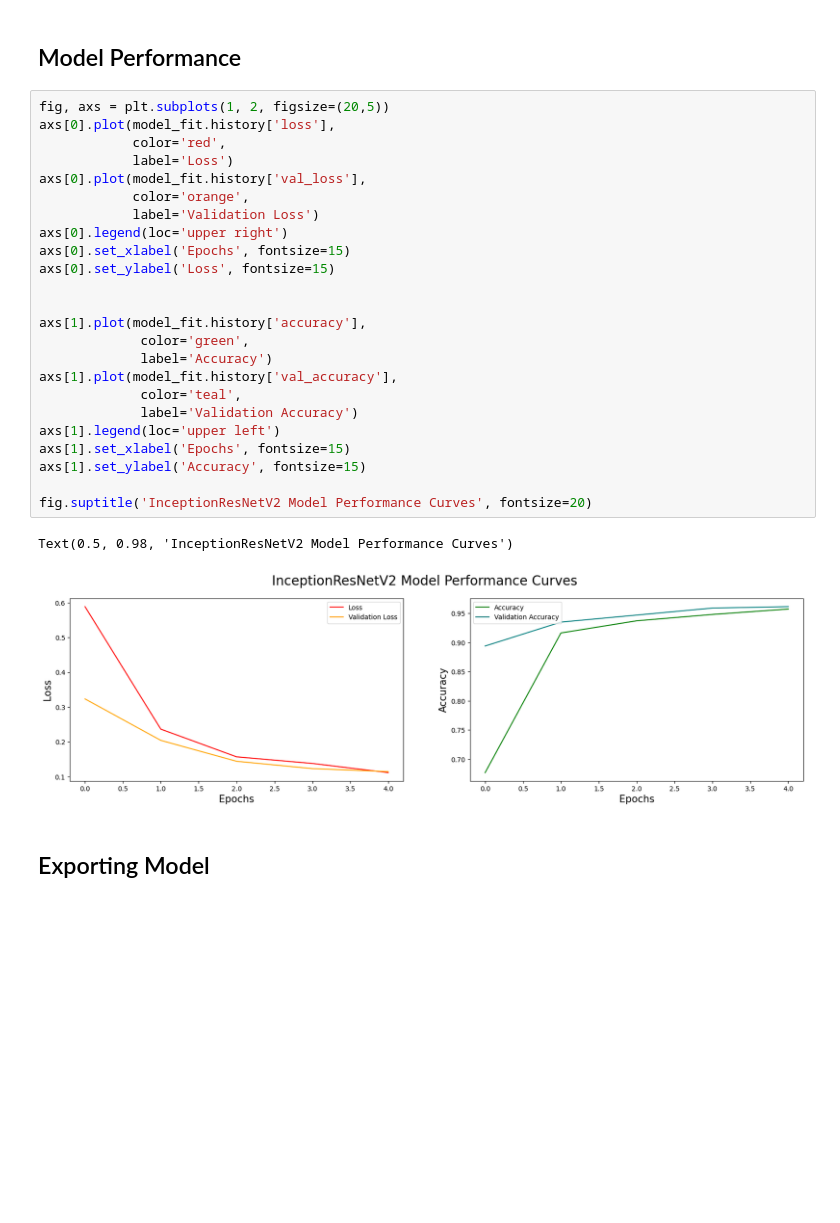
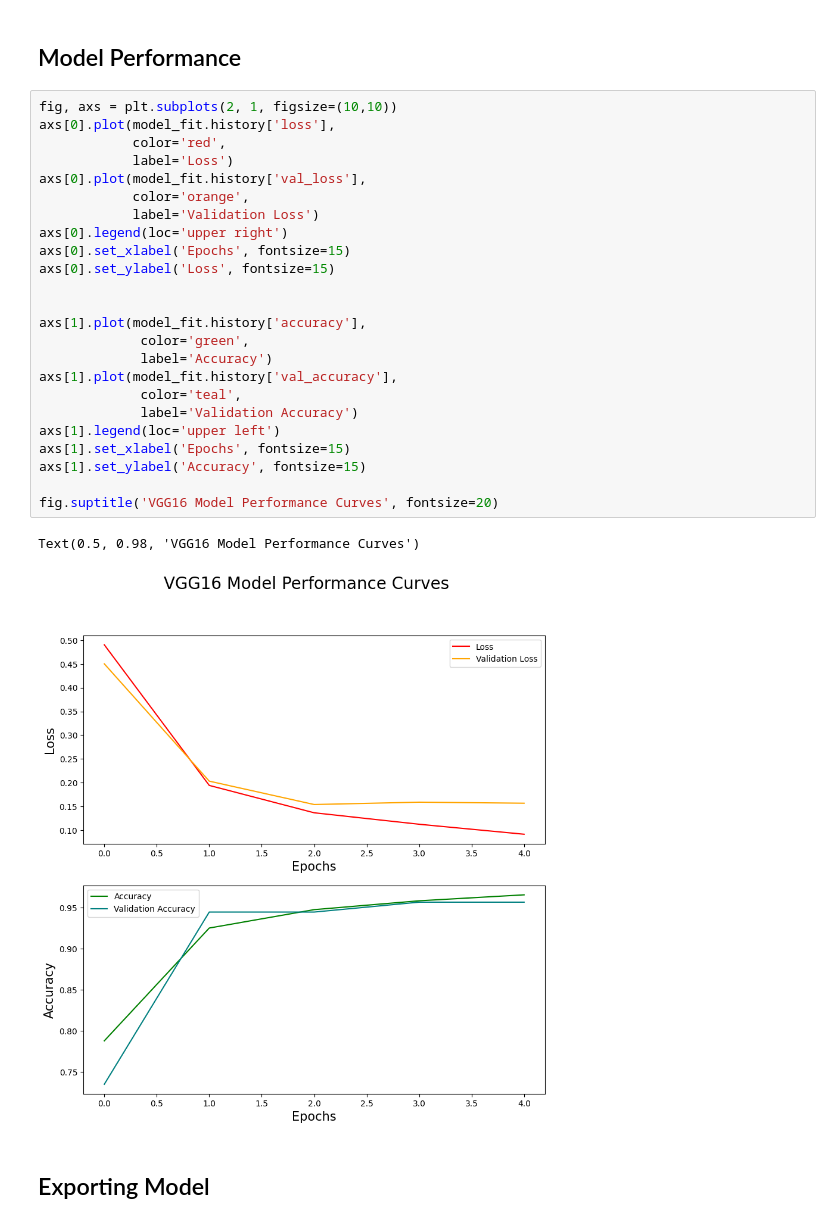
Before and after one commit to JoshuaR26/ODIR-OcularDiseaseIntelligentRecognition, a Jupyter notebook: VGG16_Re.ipynb, the cells around one changed output. Saved outputs shown, nothing was run; the diff lists cells and outputs as text; blank space fills up the shorter version.

```diff
--- a/VGG16_Re.ipynb
+++ b/VGG16_Re.ipynb
@@ -113,32 +113,32 @@ Epoch 5/5
 # %% [markdown]
 ## Model Performance
 # %%
-fig, axs = plt.subplots(1, 2, figsize=(20,5))
+fig, axs = plt.subplots(2, 1, figsize=(10,10))
 axs[0].plot(model_fit.history['loss'],
             color='red',
             label='Loss')
 axs[0].plot(model_fit.history['val_loss'],
             color='orange',
             label='Validation Loss')
 axs[0].legend(loc='upper right')
 axs[0].set_xlabel('Epochs', fontsize=15)
 axs[0].set_ylabel('Loss', fontsize=15)
 
 
 axs[1].plot(model_fit.history['accuracy'],
              color='green',
              label='Accuracy')
 axs[1].plot(model_fit.history['val_accuracy'],
              color='teal',
              label='Validation Accuracy')
 axs[1].legend(loc='upper left')
 axs[1].set_xlabel('Epochs', fontsize=15)
 axs[1].set_ylabel('Accuracy', fontsize=15)
 
-fig.suptitle('InceptionResNetV2 Model Performance Curves', fontsize=20)
+fig.suptitle('VGG16 Model Performance Curves', fontsize=20)
 # %% [output]
-Text(0.5, 0.98, 'InceptionResNetV2 Model Performance Curves')
+Text(0.5, 0.98, 'VGG16 Model Performance Curves')
-[figure, old version]
+[figure, new version]
 # %% [markdown]
 ## Exporting Model
 # %%
```
Also changed, not shown: parts of 5 cells of this notebook, 7 other files.
